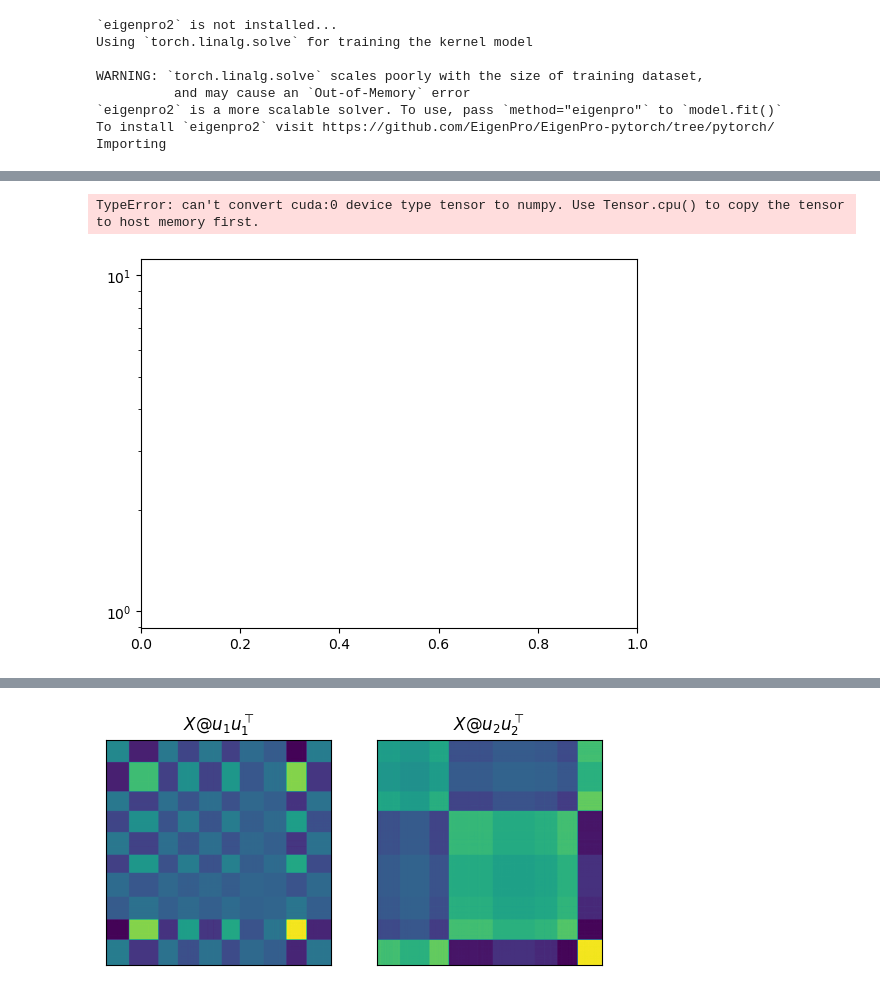
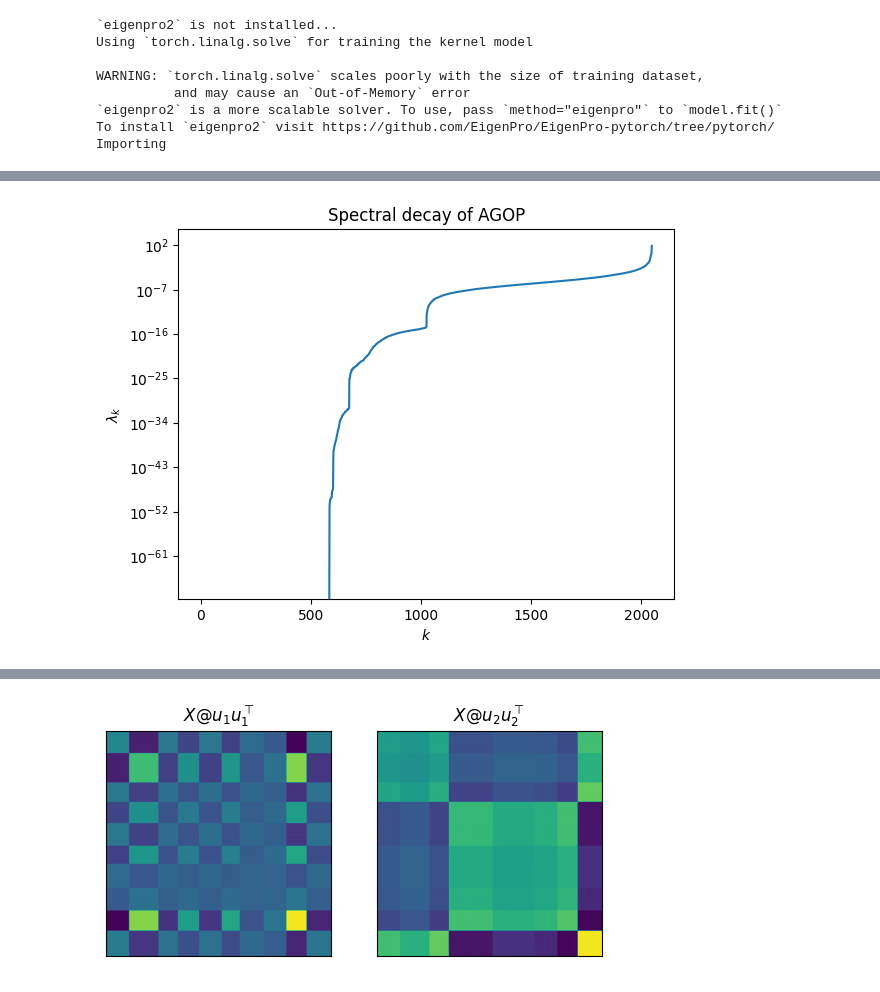
Before and after one commit to dmbeaglehole/neural_collapse_rfm, a Jupyter notebook: deep_rfm.ipynb, the cells around one changed output, grey strips where cells are left out. Saved outputs shown, nothing was run; the diff lists cells and outputs as text; code cells hidden in the pictures.

```diff
--- a/deep_rfm.ipynb
+++ b/deep_rfm.ipynb
@@ -101,7 +103,7 @@ NUM_CLASSES = 10
 # trainset = get_binary(trainset, classes=(class1, class2))
 # testset = get_binary(testset, classes=(class1, class2))
 
-n=2048
+n=50000
 train_X, train_y = one_hot_data(trainset, NUM_CLASSES, num_samples=n)
-test_X, test_y = one_hot_data(testset, NUM_CLASSES, num_samples=n)
+test_X, test_y = one_hot_data(testset, NUM_CLASSES, num_samples=100)
 # %%
@@ -126,3 +113,0 @@ torch.Size([2048, 1, 28, 28]) torch.Size([2048, 10])
-# %%
-train_y = train_y[:,0].unsqueeze(1)
-test_y = test_y[:,0].unsqueeze(1)
@@ -317,0 +339,34 @@ IndexError: list index out of range
+# %%
+def get_NC2_from_means(u_, center=True):
+    if center:
+        u = u_ - u_.mean(dim=0).unsqueeze(0)
+    else:
+        u = u_.clone()
+    u = u / u.norm(dim=1).unsqueeze(1)
+    uu = u@u.T
+    simplex = torch.eye(NUM_CLASSES)*(1 + 1/(NUM_CLASSES - 1)) - torch.ones((NUM_CLASSES,NUM_CLASSES)) / (NUM_CLASSES - 1)
+    simplex = simplex.to(u.device).to(u.dtype)
+    return ((uu - simplex)**2).mean().item()
+
+def matrix_sqrt(M):
+    S, V = torch.linalg.eigh(M)
+    S[S<0] = 0
+    S = torch.diag(S**0.5)
+    return V @ S @ V.T
+
+class Activation(nn.Module):
+    def __init__(self):
+        super(Activation, self).__init__()
+    def forward(self, x):
+        return nn.ReLU()(x)
+
+def sample_feats(M, d, k):
+    weight_fn = nn.Linear(d, k, bias=False).to(M.device).to(M.dtype)
+    weight_fn.weight = nn.Parameter(weight_fn.weight@M, requires_grad=False)
+    return nn.Sequential(weight_fn,
+                      Activation()
+                     )
+# %%
+DEPTH = 8
+KERNEL = "laplace"
+BW = 2.0
@@ -318,13 +641,12 @@ IndexError: list index out of range
 # %%
 S, U = torch.linalg.eigh(M)
 # %%
-plt.semilogy(S)
+plt.semilogy(S.cpu())
 plt.xlabel(r'$k$')
 plt.ylabel(r'$\lambda_k$')
 plt.title('Spectral decay of AGOP')
 plt.show()
 # %% [output]
-TypeError: can't convert cuda:0 device type tensor to numpy. Use Tensor.cpu() to copy the tensor to host memory first.
-[figure, old version]
+[figure, new version]
 # %%
 S[-20:]
```
Also changed, not shown: parts of 18 cells of this notebook, 10 other files.
